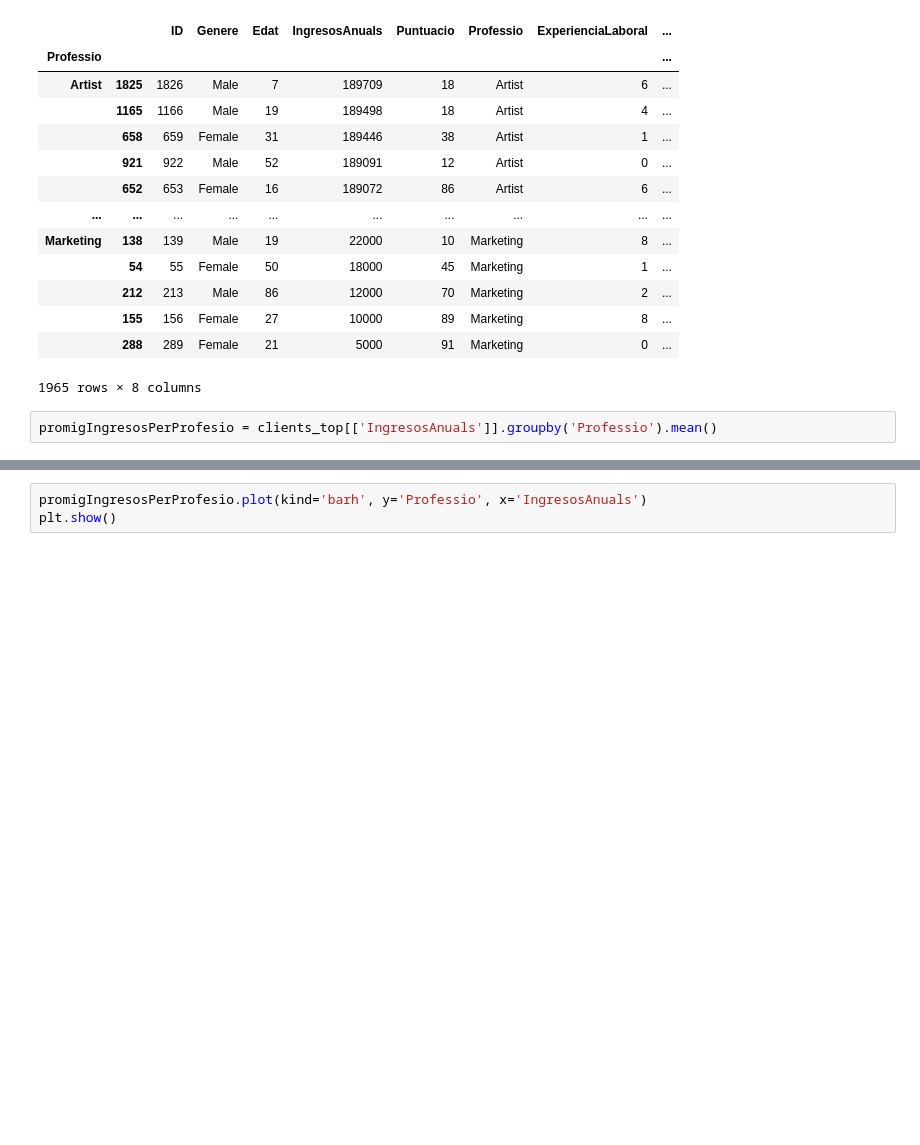
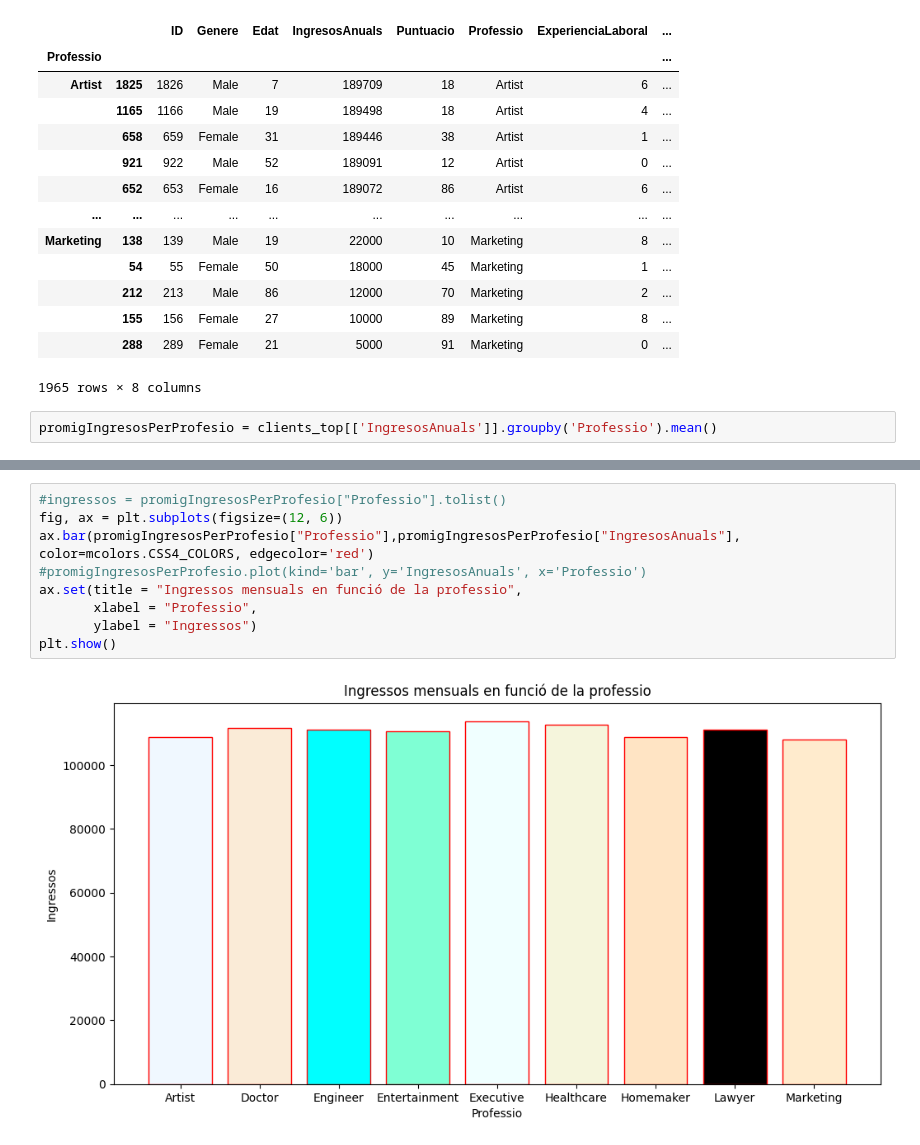
Before and after one commit to FaKeAdRi/Projectes-big-data, a Jupyter notebook: ProjecteClients/Projecte_StoreCustomerData.ipynb, the cells around one changed output, grey strips where cells are left out. Saved outputs shown, nothing was run; the diff lists cells and outputs as text; blank space fills up the shorter version.

```diff
--- a/ProjecteClients/Projecte_StoreCustomerData.ipynb
+++ b/ProjecteClients/Projecte_StoreCustomerData.ipynb
@@ -151,3 +223,11 @@ KeyError: 'Artist'
 # %%
-promigIngresosPerProfesio.plot(kind='barh', y='Professio', x='IngresosAnuals')
+#ingressos = promigIngresosPerProfesio["Professio"].tolist()
+fig, ax = plt.subplots(figsize=(12, 6))
+ax.bar(promigIngresosPerProfesio["Professio"],promigIngresosPerProfesio["IngresosAnuals"], color=mcolors.CSS4_COLORS, edgecolor='red')
+#promigIngresosPerProfesio.plot(kind='bar', y='IngresosAnuals', x='Professio')
+ax.set(title = "Ingressos mensuals en funció de la professio",
+       xlabel = "Professio",
+       ylabel = "Ingressos")
 plt.show()
+# %% [output]
+[figure, added]
```
Also changed, not shown: parts of 36 cells of this notebook.
